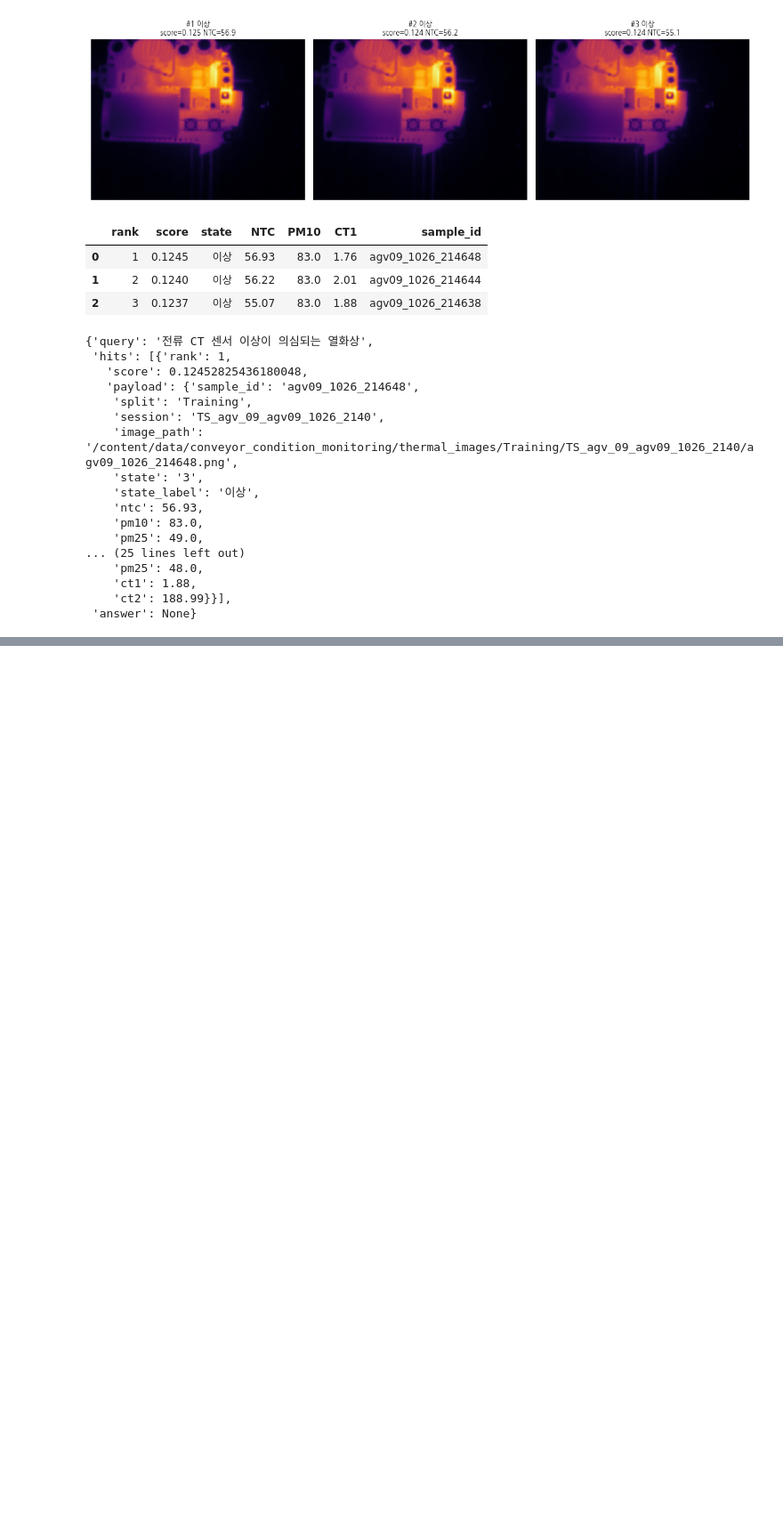
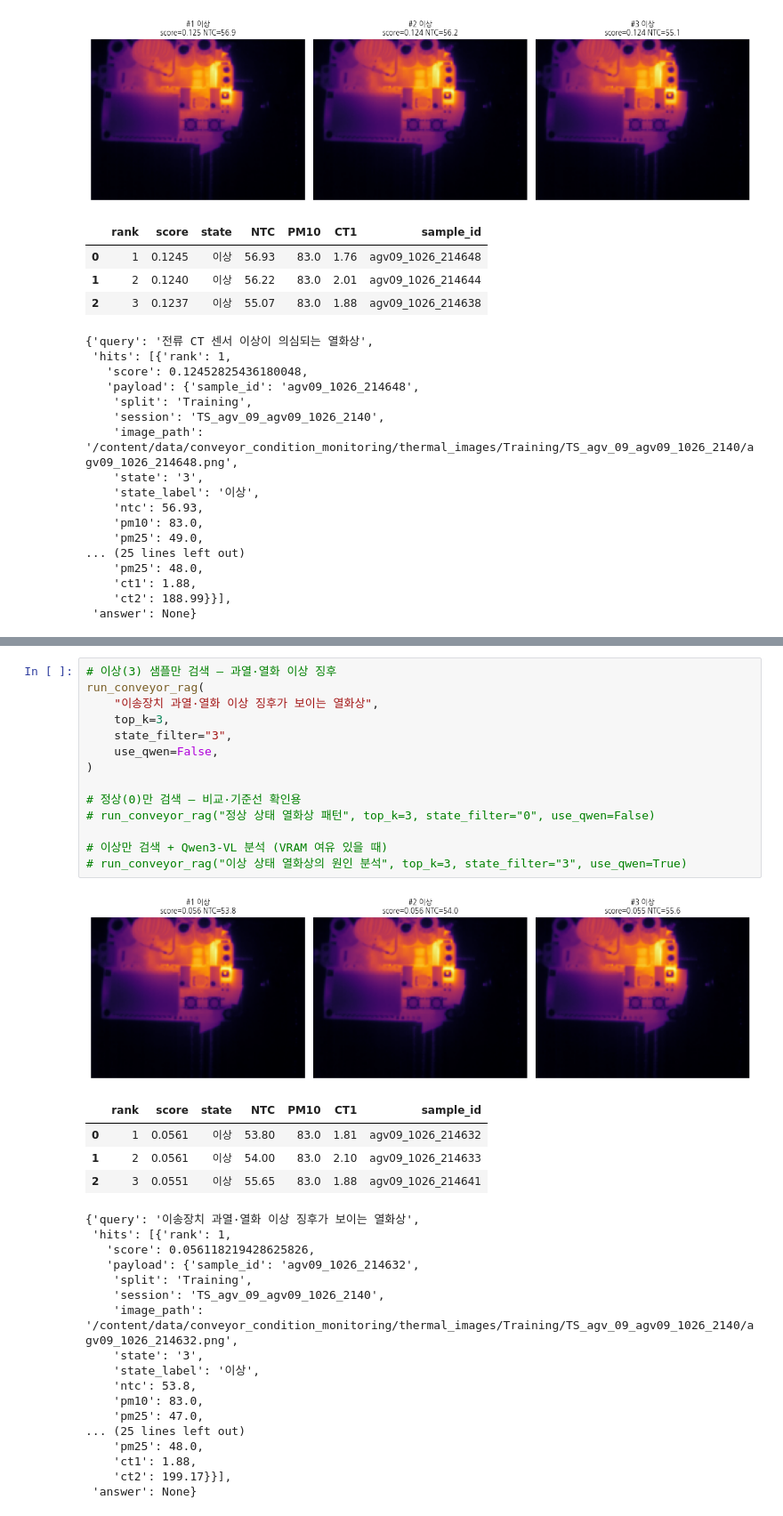
Before and after one commit to hey-bernard/ai_vision_0518, a Jupyter notebook: 실습소스/09_Visual_RAG/13_conveyor_condition_monitoring_visual_rag.ipynb, the cells around one changed output, grey strips where cells are left out. Shown at 89% size. Saved outputs shown, nothing was run; the diff lists cells and outputs as text; blank space fills up the shorter version.

```diff
--- a/실습소스/09_Visual_RAG/13_conveyor_condition_monitoring_visual_rag.ipynb
+++ b/실습소스/09_Visual_RAG/13_conveyor_condition_monitoring_visual_rag.ipynb
@@ -1058,3 +1070,40 @@ SigLIP2 로딩 완료: google/siglip2-so400m-patch14-384 (cuda)
+# %%
+# 이상(3) 샘플만 검색 — 과열·열화 이상 징후
+run_conveyor_rag(
+    "이송장치 과열·열화 이상 징후가 보이는 열화상",
+    top_k=3,
+    state_filter="3",
+    use_qwen=False,
+)
+
+# 정상(0)만 검색 — 비교·기준선 확인용
+# run_conveyor_rag("정상 상태 열화상 패턴", top_k=3, state_filter="0", use_qwen=False)
+
+# 이상만 검색 + Qwen3-VL 분석 (VRAM 여유 있을 때)
+# run_conveyor_rag("이상 상태 열화상의 원인 분석", top_k=3, state_filter="3", use_qwen=True)
+# %% [output]
+[figure, added]
+|  | rank | score | state | NTC | PM10 | CT1 | sample_id |
+| 0 | 1 | 0.0561 | 이상 | 53.80 | 83.0 | 1.81 | agv09_1026_214632 |
+| 1 | 2 | 0.0561 | 이상 | 54.00 | 83.0 | 2.10 | agv09_1026_214633 |
+| 2 | 3 | 0.0551 | 이상 | 55.65 | 83.0 | 1.88 | agv09_1026_214641 |
+{'query': '이송장치 과열·열화 이상 징후가 보이는 열화상',
+ 'hits': [{'rank': 1,
+   'score': 0.056118219428625826,
+   'payload': {'sample_id': 'agv09_1026_214632',
+    'split': 'Training',
+    'session': 'TS_agv_09_agv09_1026_2140',
+    'image_path': '/content/data/conveyor_condition_monitoring/thermal_images/Training/TS_agv_09_agv09_1026_2140/agv09_1026_214632.png',
+    'state': '3',
+    'state_label': '이상',
+    'ntc': 53.8,
+    'pm10': 83.0,
+    'pm25': 47.0,
+... (25 lines left out)
+    'pm25': 48.0,
+    'ct1': 1.88,
+    'ct2': 199.17}}],
+ 'answer': None}
 # %% [markdown]
 ## 요약·트러블슈팅
 
```
Also changed, not shown: parts of 3 cells of this notebook.
